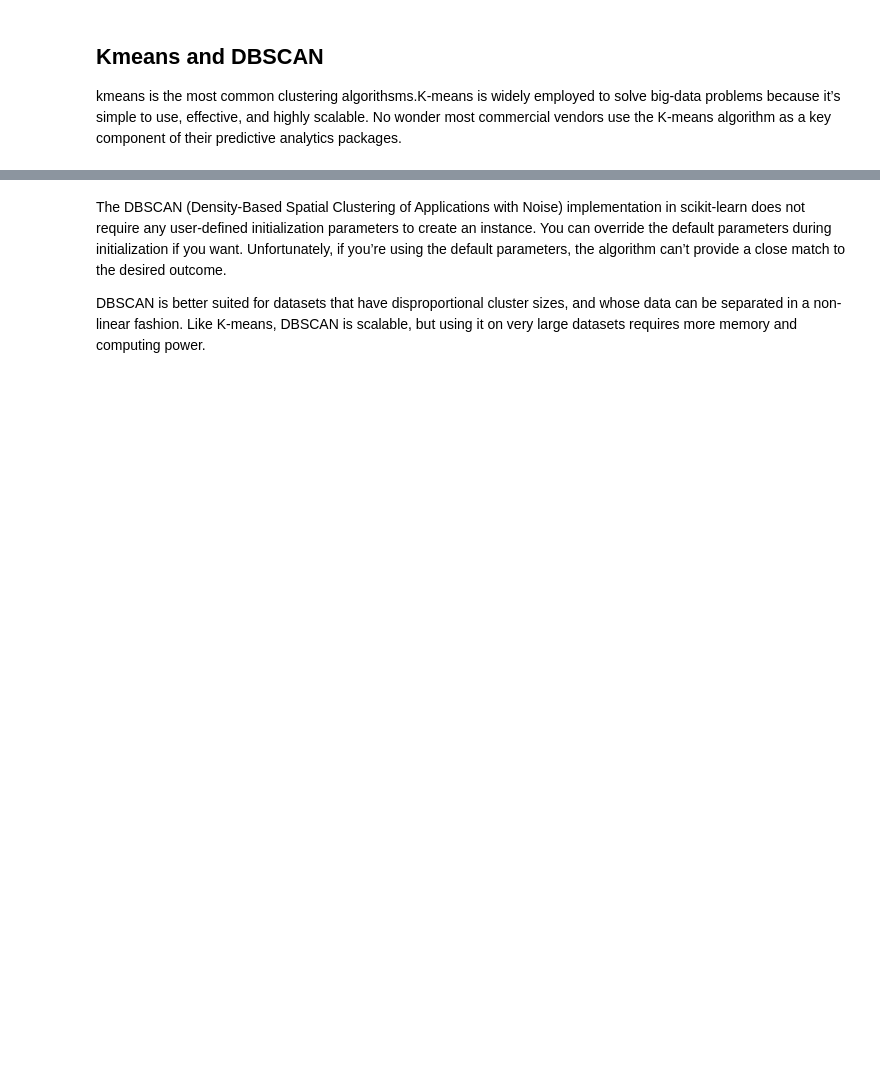
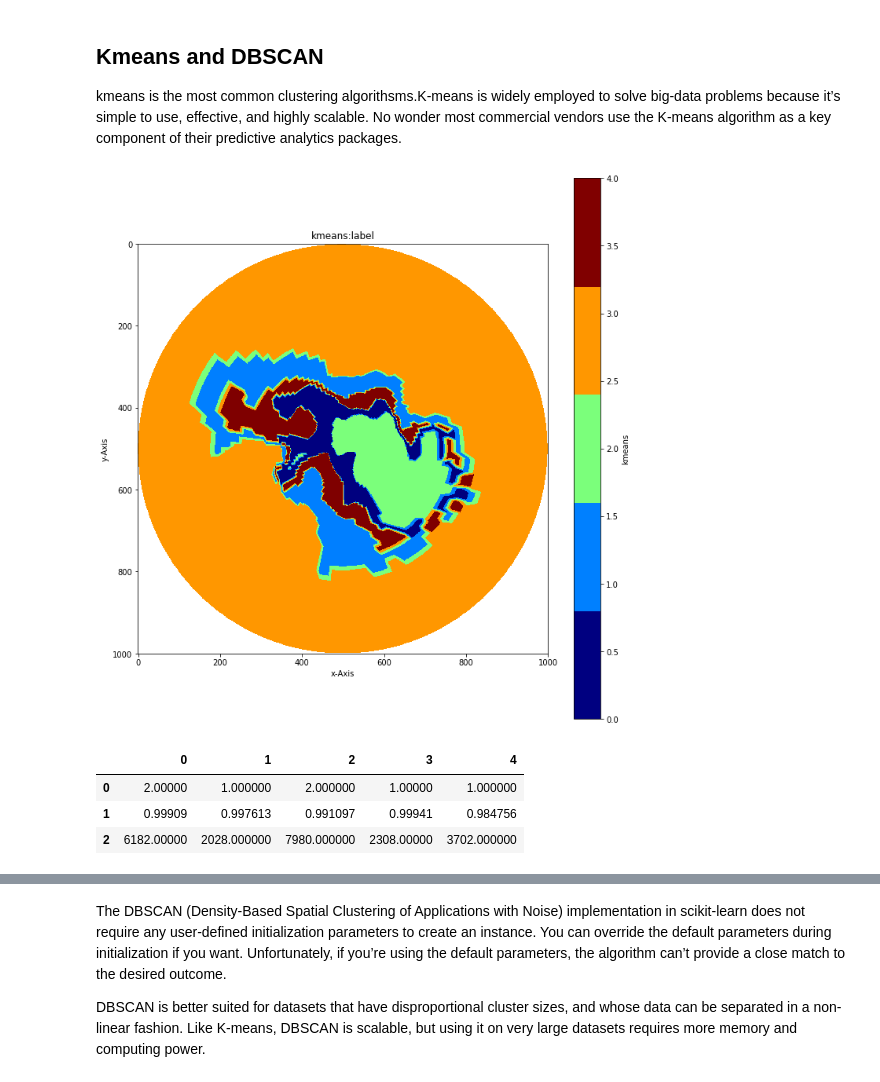
Before and after one commit to mhansinger/Clustering_combustion, a Jupyter notebook: combustionClustering.ipynb, the cells around one changed output, grey strips where cells are left out. Drawn from its saved outputs; the diff is of its cells as text; code cells hidden in the pictures; blank space fills up the shorter version.

```diff
--- a/combustionClustering.ipynb
+++ b/combustionClustering.ipynb
@@ -49,0 +44,10 @@ plot_kmeans(data_name, df,dsc, mesh,nc=3)
+# %%
+dsc=df.copy()
+kmeans = KMeans(n_clusters=5, random_state=42)
+plot_cluster(data_name, mesh, dsc, kmeans,method='kmeans')
+# %% [output]
+[figure, added]
+|  | 0 | 1 | 2 | 3 | 4 |
+| 0 | 2.00000 | 1.000000 | 2.000000 | 1.00000 | 1.000000 |
+| 1 | 0.99909 | 0.997613 | 0.991097 | 0.99941 | 0.984756 |
+| 2 | 6182.00000 | 2028.000000 | 7980.000000 | 2308.00000 | 3702.000000 |
```
Also changed, not shown: parts of 14 cells of this notebook, 2 other files.
